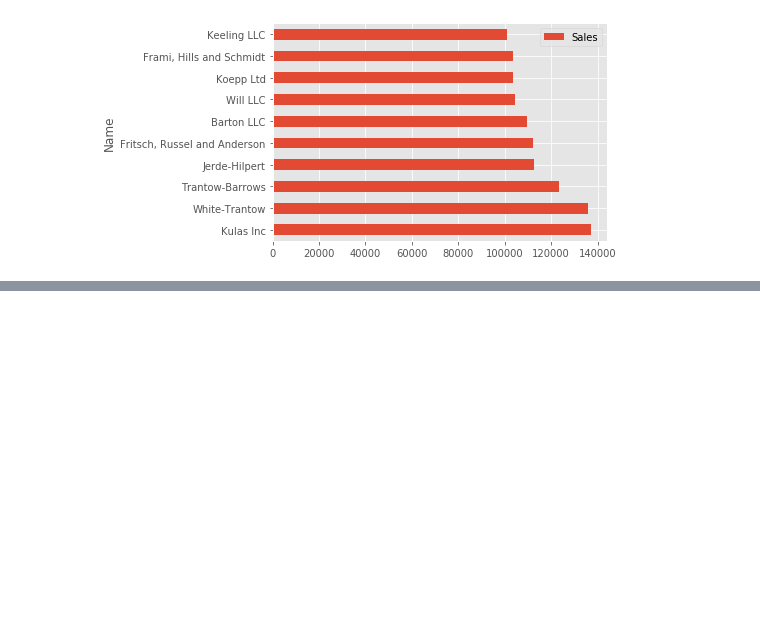
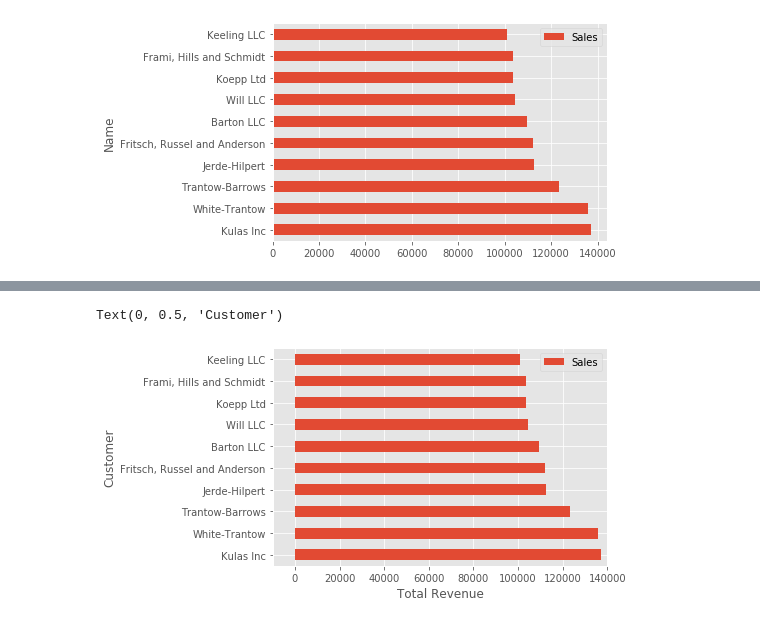
Before and after one commit to pankajshrestha/effective_matplotlib, a Jupyter notebook: effective_matplotlib.ipynb, the cells around one changed output, grey strips where cells are left out. Drawn from its saved outputs; the diff is of its cells as text; code cells hidden in the pictures; blank space fills up the shorter version.

```diff
--- a/effective_matplotlib.ipynb
+++ b/effective_matplotlib.ipynb
@@ -48,0 +55,9 @@ top_10.plot(kind='barh', y="Sales", x="Name")
+# %%
+fig, ax = plt.subplots()
+top_10.plot(kind='barh', y="Sales", x="Name", ax=ax)
+ax.set_xlim([-10000, 140000])
+ax.set_xlabel('Total Revenue')
+ax.set_ylabel('Customer')
+# %% [output]
+Text(0, 0.5, 'Customer')
+[figure, added]
```
Also changed, not shown: parts of 9 cells of this notebook, 1 other file.
